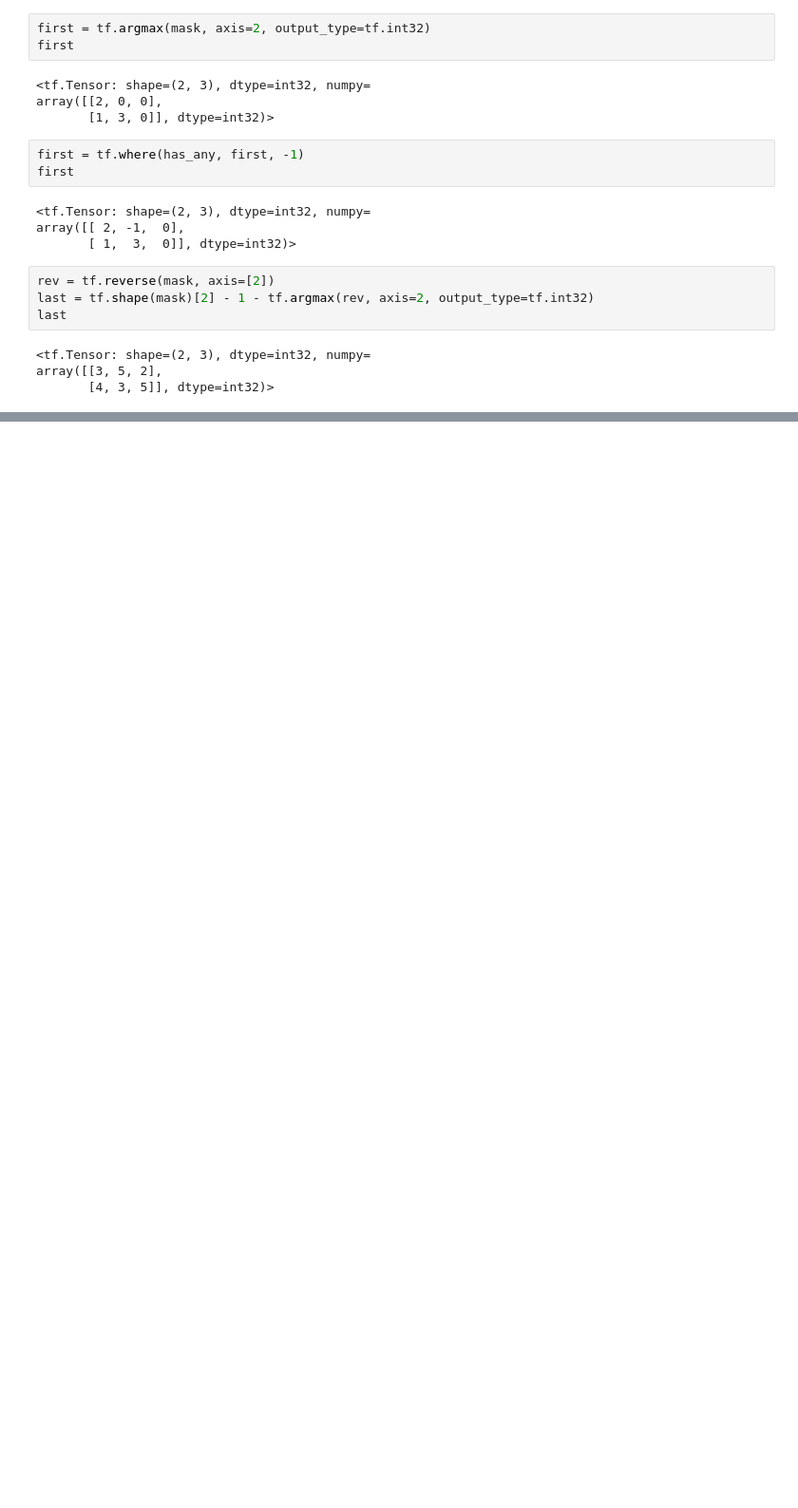
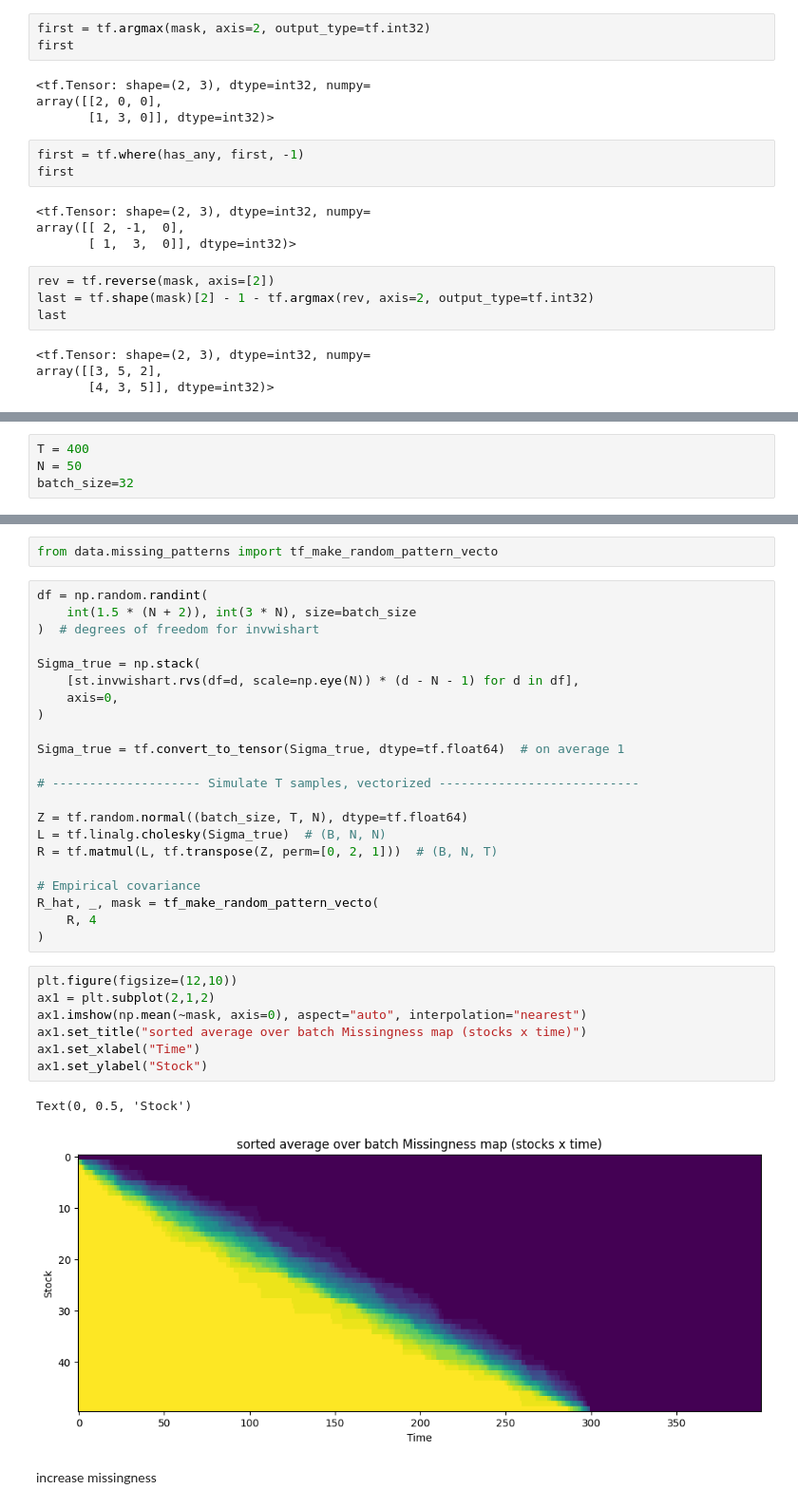
Before and after one commit to Armanddevacc/covariance-cleaning-nn, a Jupyter notebook: test.ipynb, the cells around one changed output, grey strips where cells are left out. Shown at 95% size. Saved outputs shown, nothing was run; the diff lists cells and outputs as text; blank space fills up the shorter version.

```diff
--- a/test.ipynb
+++ b/test.ipynb
@@ -639,0 +648,4 @@ array([[3, 5, 2],
+# %%
+T = 400
+N = 50
+batch_size=32
@@ -639,0 +699,36 @@ array([[3, 5, 2],
+# %%
+from data.missing_patterns import tf_make_random_pattern_vecto
+# %%
+df = np.random.randint(
+    int(1.5 * (N + 2)), int(3 * N), size=batch_size
+)  # degrees of freedom for invwishart
+
+Sigma_true = np.stack(
+    [st.invwishart.rvs(df=d, scale=np.eye(N)) * (d - N - 1) for d in df],
+    axis=0,
+)
+
+Sigma_true = tf.convert_to_tensor(Sigma_true, dtype=tf.float64)  # on average 1
+
+# -------------------- Simulate T samples, vectorized ---------------------------
+
+Z = tf.random.normal((batch_size, T, N), dtype=tf.float64)
+L = tf.linalg.cholesky(Sigma_true)  # (B, N, N)
+R = tf.matmul(L, tf.transpose(Z, perm=[0, 2, 1]))  # (B, N, T)
+
+# Empirical covariance
+R_hat, _, mask = tf_make_random_pattern_vecto(
+    R, 4
+)
+# %%
+plt.figure(figsize=(12,10))
+ax1 = plt.subplot(2,1,2)
+ax1.imshow(np.mean(~mask, axis=0), aspect="auto", interpolation="nearest")
+ax1.set_title("sorted average over batch Missingness map (stocks x time)")
+ax1.set_xlabel("Time")
+ax1.set_ylabel("Stock")
+# %% [output]
+Text(0, 0.5, 'Stock')
+[figure, added]
+# %% [markdown]
+increase missingness
```
Also changed, not shown: parts of 10 cells of this notebook, 3 other files.
